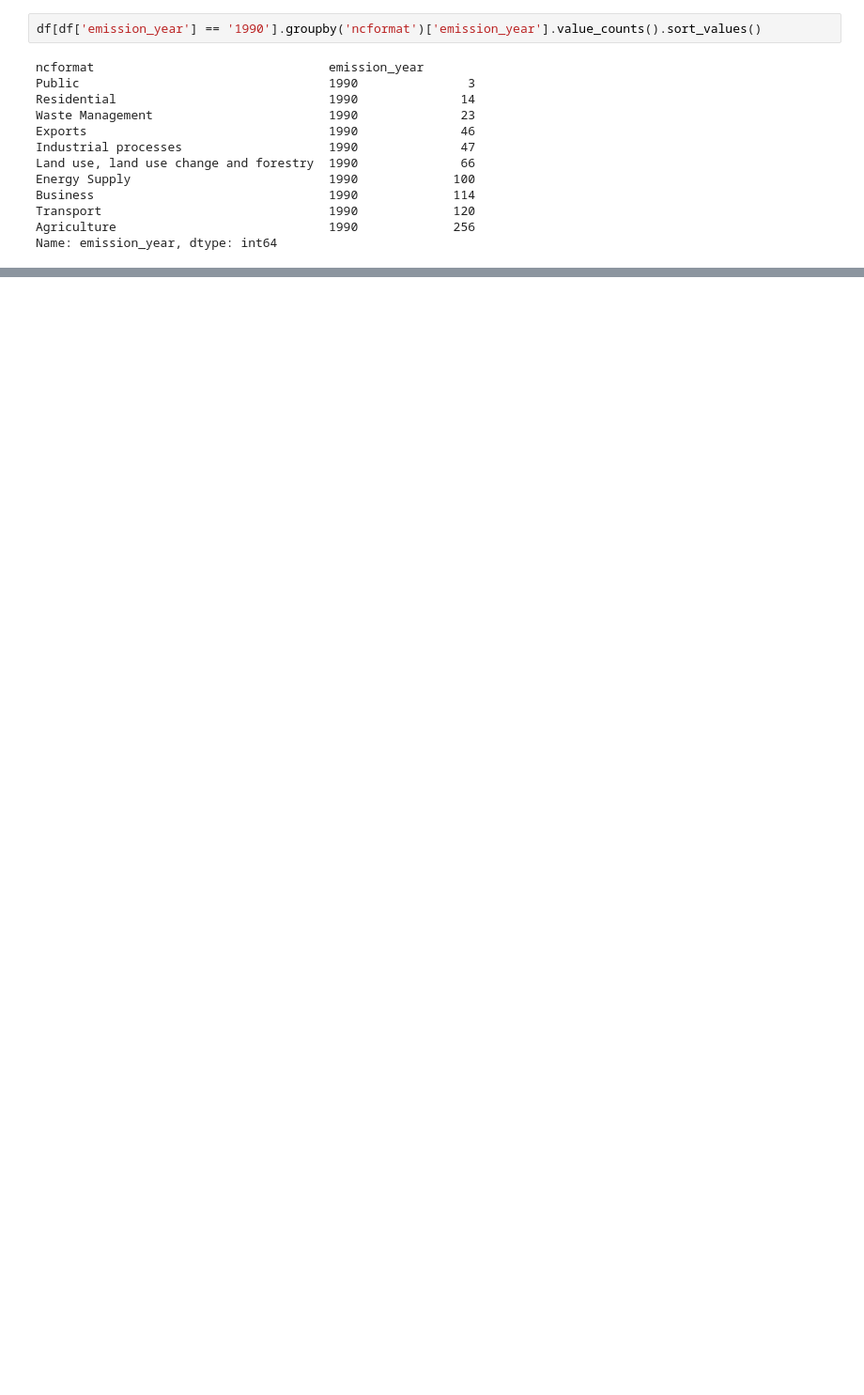
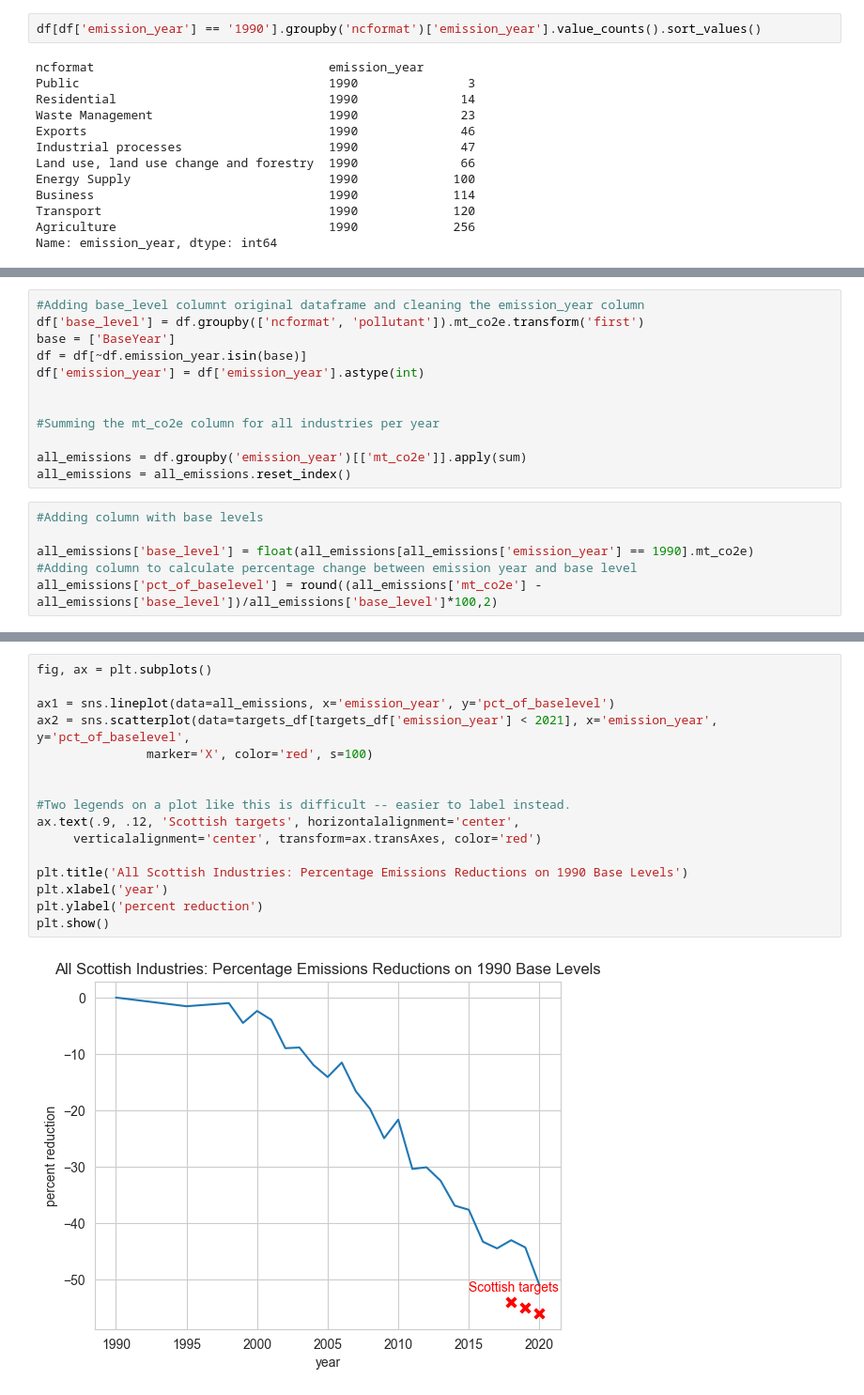
Before and after one commit to cassbc/PythonPortfolio, a Jupyter notebook: Scottish Government GHG commitment.ipynb, the cells around one changed output, grey strips where cells are left out. Shown at 94% size. Saved outputs shown, nothing was run; the diff lists cells and outputs as text; blank space fills up the shorter version.

```diff
--- a/Scottish Government GHG commitment.ipynb
+++ b/Scottish Government GHG commitment.ipynb
@@ -235,0 +384,18 @@ More intensive industries that lag behind are Transport, Agriculture and Residen
+# %%
+#Adding base_level columnt original dataframe and cleaning the emission_year column
+df['base_level'] = df.groupby(['ncformat', 'pollutant']).mt_co2e.transform('first')
+base = ['BaseYear']
+df = df[~df.emission_year.isin(base)]
+df['emission_year'] = df['emission_year'].astype(int)
+
+
+#Summing the mt_co2e column for all industries per year
+
+all_emissions = df.groupby('emission_year')[['mt_co2e']].apply(sum)
+all_emissions = all_emissions.reset_index()
+# %%
+#Adding column with base levels
+
+all_emissions['base_level'] = float(all_emissions[all_emissions['emission_year'] == 1990].mt_co2e)
+#Adding column to calculate percentage change between emission year and base level
+all_emissions['pct_of_baselevel'] = round((all_emissions['mt_co2e'] - all_emissions['base_level'])/all_emissions['base_level']*100,2)
@@ -235,0 +422,18 @@ More intensive industries that lag behind are Transport, Agriculture and Residen
+# %%
+fig, ax = plt.subplots()
+
+ax1 = sns.lineplot(data=all_emissions, x='emission_year', y='pct_of_baselevel')
+ax2 = sns.scatterplot(data=targets_df[targets_df['emission_year'] < 2021], x='emission_year', y='pct_of_baselevel',
+               marker='X', color='red', s=100)
+
+
+#Two legends on a plot like this is difficult -- easier to label instead.
+ax.text(.9, .12, 'Scottish targets', horizontalalignment='center',
+     verticalalignment='center', transform=ax.transAxes, color='red')
+
+plt.title('All Scottish Industries: Percentage Emissions Reductions on 1990 Base Levels')
+plt.xlabel('year')
+plt.ylabel('percent reduction')
+plt.show()
+# %% [output]
+[figure, added]
```
Also changed, not shown: parts of 40 cells of this notebook.
